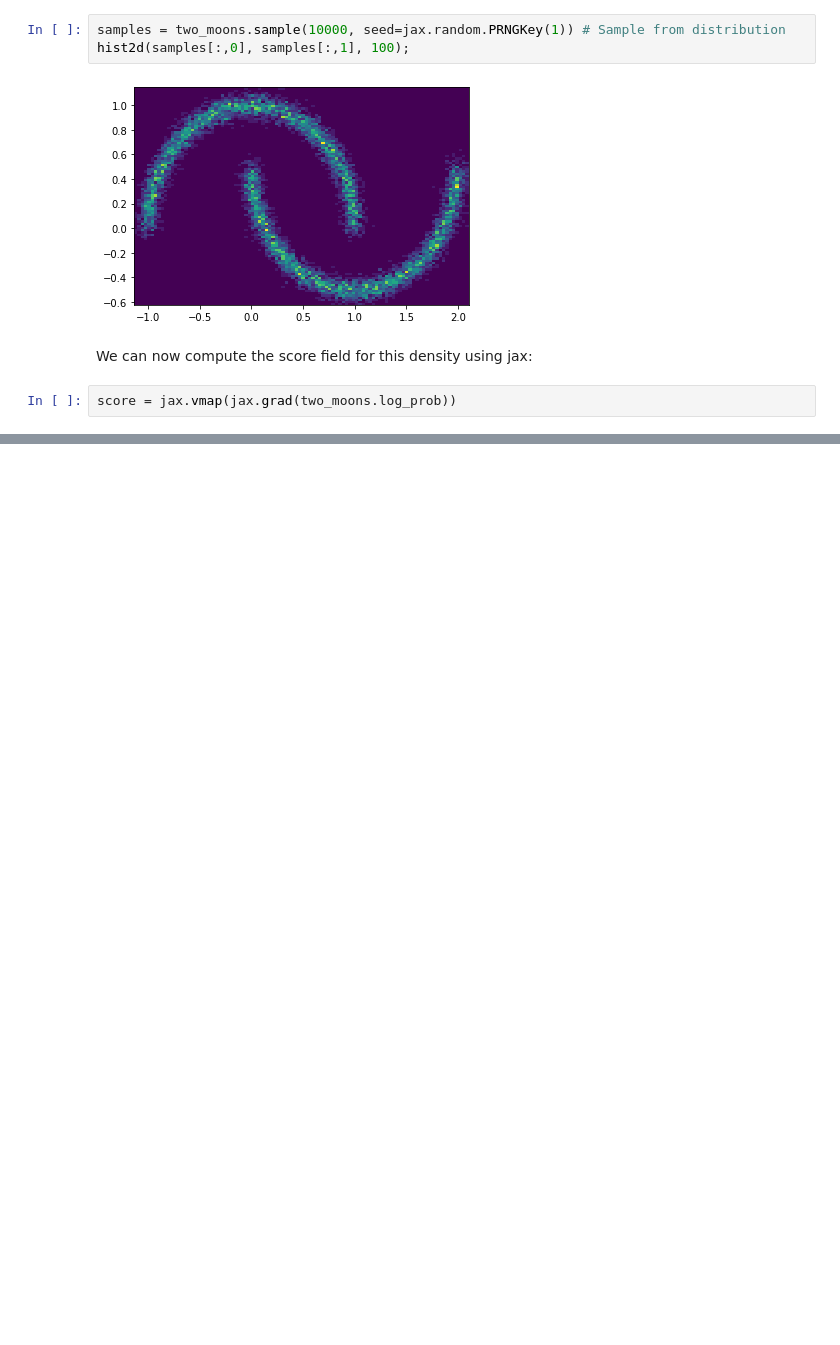
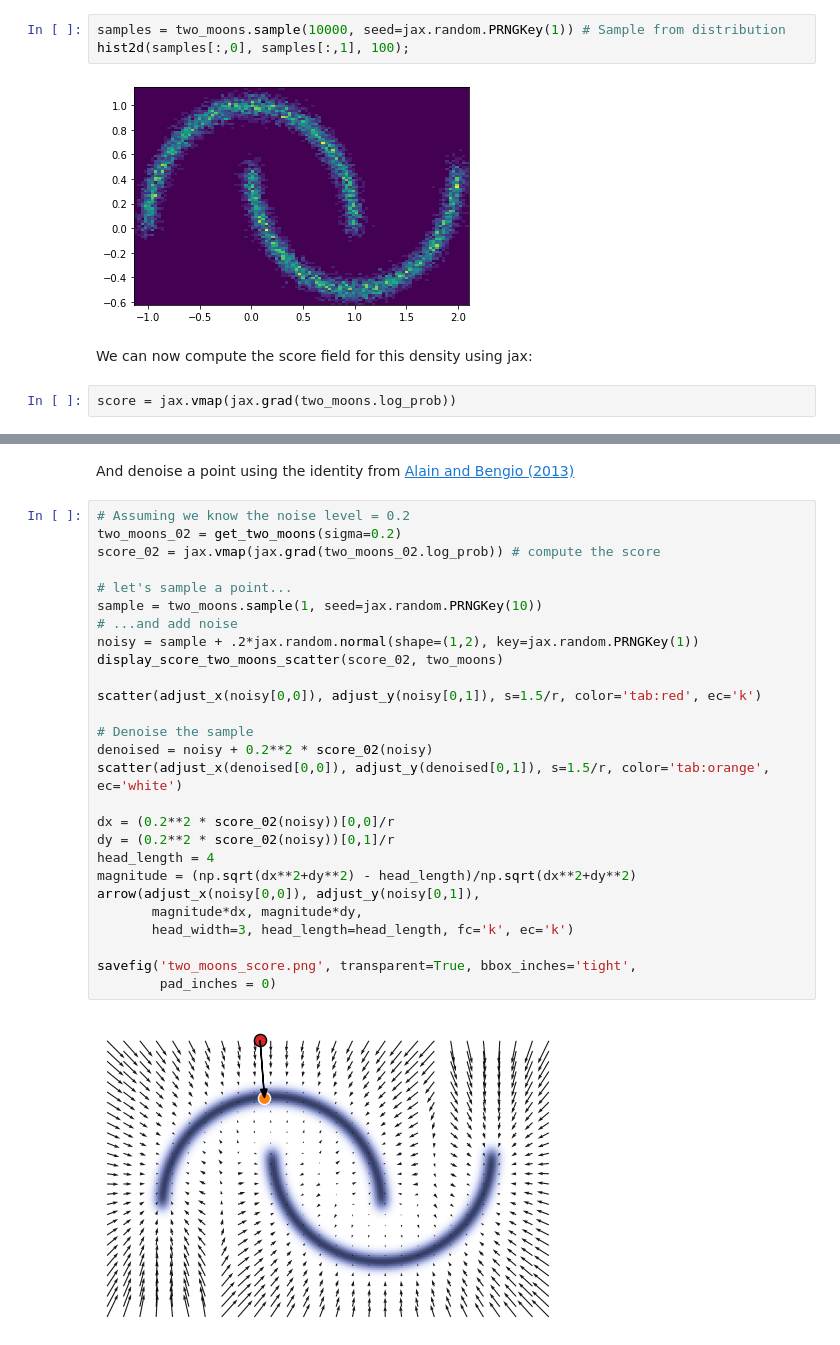
Before and after one commit to CosmoStat/jax-lensing, a Jupyter notebook: papers/Remy2021/IntroductionToScoreMatching.ipynb, the cells around one changed output, grey strips where cells are left out. Drawn from its saved outputs; the diff is of its cells as text; blank space fills up the shorter version.

```diff
--- a/papers/Remy2021/IntroductionToScoreMatching.ipynb
+++ b/papers/Remy2021/IntroductionToScoreMatching.ipynb
@@ -106,0 +131,31 @@ savefig('two_moons_score.png', transparent=True, bbox_inches='tight',
+# %% [markdown]
+And denoise a point using the identity from [Alain and Bengio (2013)](https://arxiv.org/abs/1211.4246)
+# %%
+# Assuming we know the noise level = 0.2
+two_moons_02 = get_two_moons(sigma=0.2)
+score_02 = jax.vmap(jax.grad(two_moons_02.log_prob)) # compute the score
+
+# let's sample a point...
+sample = two_moons.sample(1, seed=jax.random.PRNGKey(10))
+# ...and add noise
+noisy = sample + .2*jax.random.normal(shape=(1,2), key=jax.random.PRNGKey(1))
+display_score_two_moons_scatter(score_02, two_moons)
+
+scatter(adjust_x(noisy[0,0]), adjust_y(noisy[0,1]), s=1.5/r, color='tab:red', ec='k')
+
+# Denoise the sample
+denoised = noisy + 0.2**2 * score_02(noisy)
+scatter(adjust_x(denoised[0,0]), adjust_y(denoised[0,1]), s=1.5/r, color='tab:orange', ec='white')
+
+dx = (0.2**2 * score_02(noisy))[0,0]/r
+dy = (0.2**2 * score_02(noisy))[0,1]/r
+head_length = 4
+magnitude = (np.sqrt(dx**2+dy**2) - head_length)/np.sqrt(dx**2+dy**2)
+arrow(adjust_x(noisy[0,0]), adjust_y(noisy[0,1]),
+       magnitude*dx, magnitude*dy,
+       head_width=3, head_length=head_length, fc='k', ec='k')
+
+savefig('two_moons_score.png', transparent=True, bbox_inches='tight',
+        pad_inches = 0)
+# %% [output]
+[figure, added]
```
Also changed, not shown: parts of 5 cells of this notebook.
